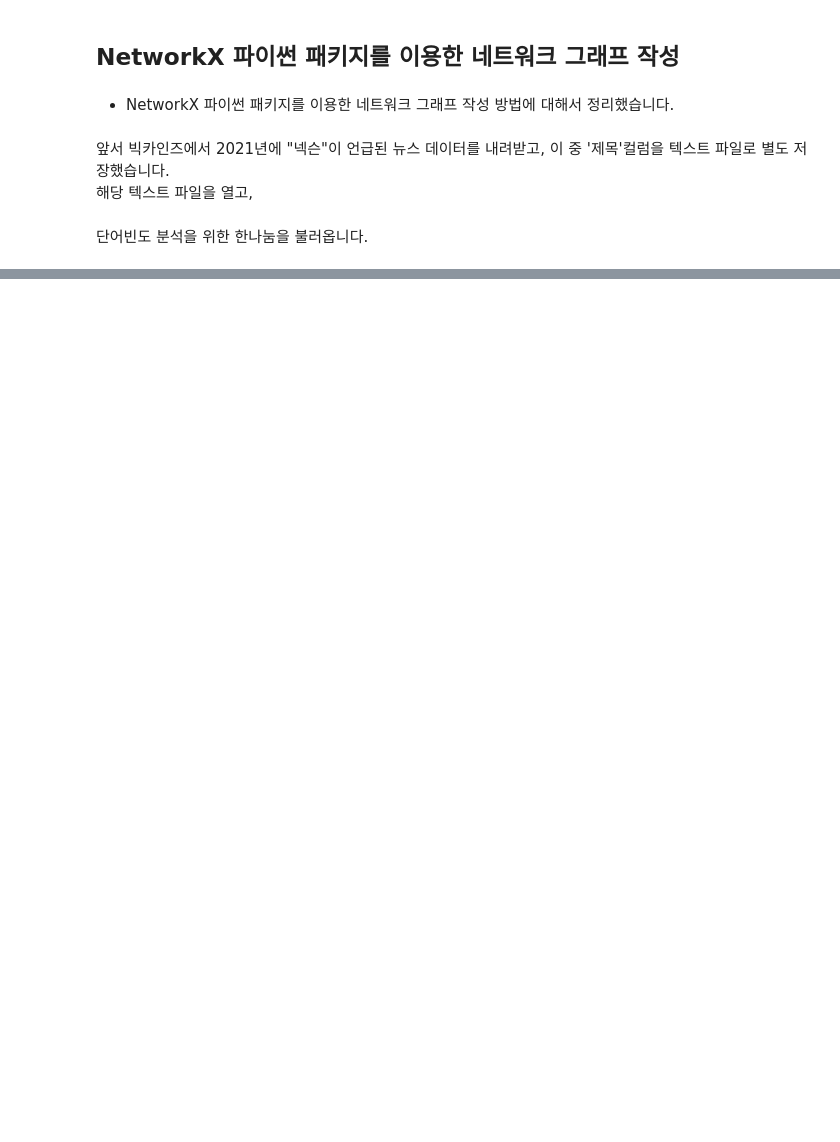
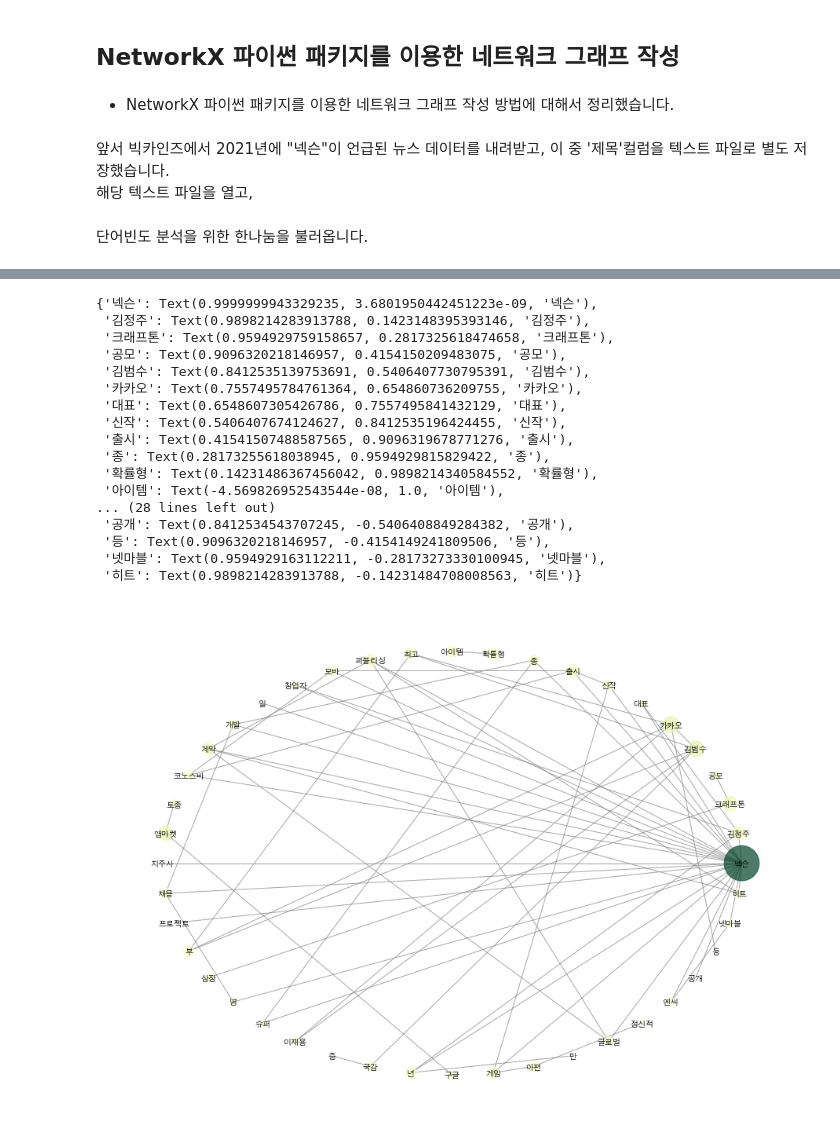
Before and after one commit to The-G/TIL, a Jupyter notebook: after 20211012/_20211017_NetworkX_Graph.ipynb, the cells around one changed output, grey strips where cells are left out. Saved outputs shown, nothing was run; the diff lists cells and outputs as text; code cells hidden in the pictures; blank space fills up the shorter version.

```diff
--- a/after 20211012/_20211017_NetworkX_Graph.ipynb
+++ b/after 20211012/_20211017_NetworkX_Graph.ipynb
@@ -27,0 +138,29 @@ AttributeError: module 'tweepy' has no attribute 'StreamListener'
+# %%
+pos = nx.circular_layout(G)
+
+plt.figure(figsize=(16,12)); plt.axis('off')
+nx.draw_networkx(G, font_size=16,
+               pos=pos, node_color=list(pr.values()), node_size=nsize,
+               alpha=0.7, edge_color='.5', cmap=plt.cm.YlGn,
+               with_labels=False)
+
+nx.draw_networkx_labels(G, pos, font_family='AppleGothic', font_size=10)
+# %% [output]
+{'넥슨': Text(0.9999999943329235, 3.6801950442451223e-09, '넥슨'),
+ '김정주': Text(0.9898214283913788, 0.1423148395393146, '김정주'),
+ '크래프톤': Text(0.9594929759158657, 0.2817325618474658, '크래프톤'),
+ '공모': Text(0.9096320218146957, 0.4154150209483075, '공모'),
+ '김범수': Text(0.8412535139753691, 0.5406407730795391, '김범수'),
+ '카카오': Text(0.7557495784761364, 0.654860736209755, '카카오'),
+ '대표': Text(0.6548607305426786, 0.7557495841432129, '대표'),
+ '신작': Text(0.5406407674124627, 0.8412535196424455, '신작'),
+ '출시': Text(0.41541507488587565, 0.9096319678771276, '출시'),
+ '종': Text(0.28173255618038945, 0.9594929815829422, '종'),
+ '확률형': Text(0.14231486367456042, 0.9898214340584552, '확률형'),
+ '아이템': Text(-4.569826952543544e-08, 1.0, '아이템'),
+... (28 lines left out)
+ '공개': Text(0.8412534543707245, -0.5406408849284382, '공개'),
+ '등': Text(0.9096320218146957, -0.4154149241809506, '등'),
+ '넷마블': Text(0.9594929163112211, -0.28173273330100945, '넷마블'),
+ '히트': Text(0.9898214283913788, -0.14231484708008563, '히트')}
+[figure, added]
```
Also changed, not shown: parts of 22 cells of this notebook, 1 other file.
